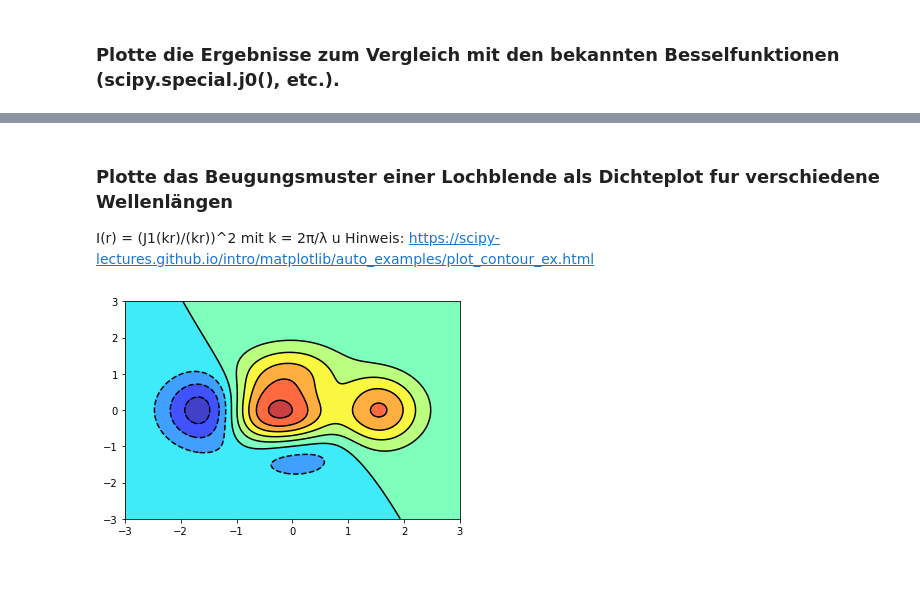
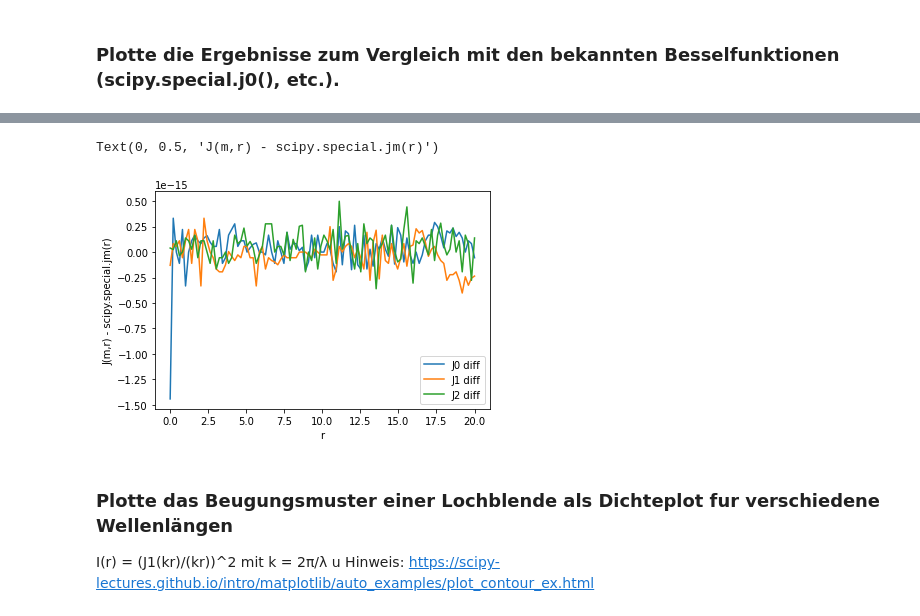
Before and after one commit to emhl/CoPhy2, a Jupyter notebook: Blatt3-numerische-integration/Blatt3-Aufg1.ipynb, the cells around one changed output, grey strips where cells are left out. Saved outputs shown, nothing was run; the diff lists cells and outputs as text; code cells hidden in the pictures; blank space fills up the shorter version.

```diff
--- a/Blatt3-numerische-integration/Blatt3-Aufg1.ipynb
+++ b/Blatt3-numerische-integration/Blatt3-Aufg1.ipynb
@@ -47,19 +63,17 @@ plt.legend()
+# %%
+plt.plot(x,J(0,x)-spec.j0(x),label='J0 diff')
+plt.plot(x,J(1,x)-spec.j1(x),label='J1 diff')
+plt.plot(x,J(2,x)-spec.jv(2,x),label='J2 diff')
+
+plt.legend()
+plt.xlabel('r')
+plt.ylabel('J(m,r) - scipy.special.jm(r)')
+# %% [output]
+Text(0, 0.5, 'J(m,r) - scipy.special.jm(r)')
+[figure, added]
 # %% [markdown]
 ### Plotte das Beugungsmuster einer Lochblende als Dichteplot fur verschiedene Wellenlängen
 I(r) = (J1(kr)/(kr))^2 mit k = 2π/λ u
 Hinweis:
 https://scipy-lectures.github.io/intro/matplotlib/auto_examples/plot_contour_ex.html
-# %%
-def f(x, y):
-    return (1 - x / 2 + x ** 5 + y ** 3) * np.exp(-x ** 2 -y ** 2)
-
-n = 256
-x = np.linspace(-3, 3, n)
-y = np.linspace(-3, 3, n)
-X, Y = np.meshgrid(x, y)
-
-plt.contourf(X, Y, f(X, Y), 8, alpha=.75, cmap='jet')
-C = plt.contour(X, Y, f(X, Y), 8, colors='black', linewidth=.5)
-# %% [output]
-[figure, removed]
 # %%
```
Also changed, not shown: parts of 7 cells of this notebook.
